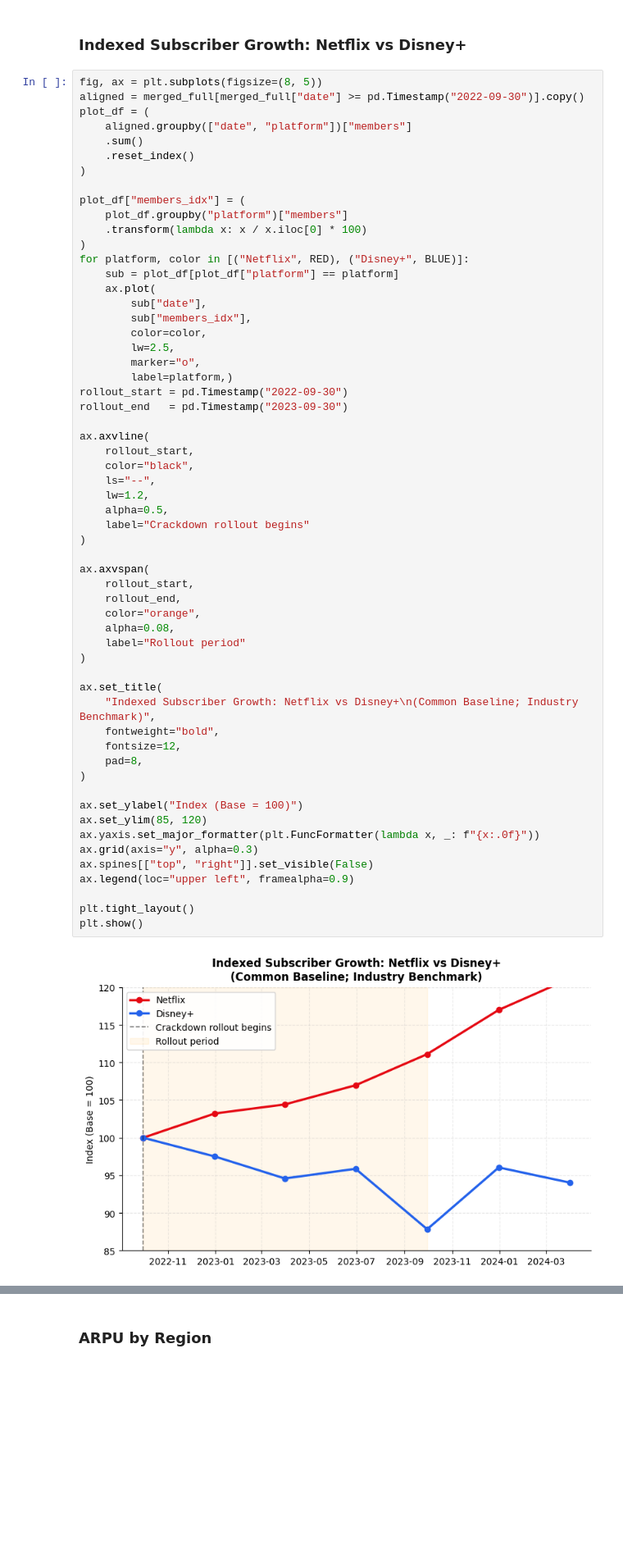
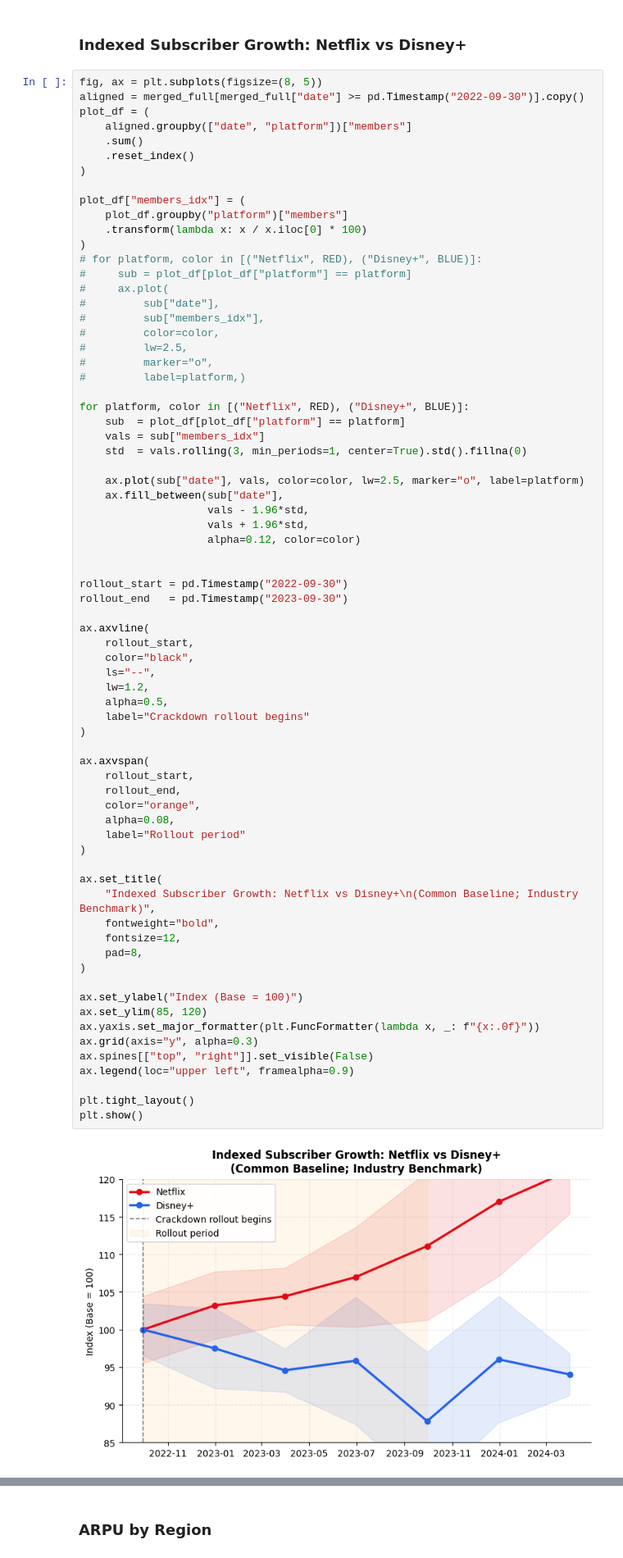
Before and after one commit to pb0104/Netflix-Password-Sharing-Crackdown, a Jupyter notebook: notebooks/03_main_analysis.ipynb, the cells around one changed output, grey strips where cells are left out. Shown at 82% size. Drawn from its saved outputs; the diff is of its cells as text; blank space fills up the shorter version.

```diff
--- a/notebooks/03_main_analysis.ipynb
+++ b/notebooks/03_main_analysis.ipynb
@@ -1176,15 +1164,28 @@ plot_df["members_idx"] = (
     plot_df.groupby("platform")["members"]
     .transform(lambda x: x / x.iloc[0] * 100)
 )
+# for platform, color in [("Netflix", RED), ("Disney+", BLUE)]:
+#     sub = plot_df[plot_df["platform"] == platform]
+#     ax.plot(
+#         sub["date"],
+#         sub["members_idx"],
+#         color=color,
+#         lw=2.5,
+#         marker="o",
+#         label=platform,)
+
 for platform, color in [("Netflix", RED), ("Disney+", BLUE)]:
-    sub = plot_df[plot_df["platform"] == platform]
-    ax.plot(
-        sub["date"],
-        sub["members_idx"],
-        color=color,
-        lw=2.5,
-        marker="o",
-        label=platform,)
+    sub  = plot_df[plot_df["platform"] == platform]
+    vals = sub["members_idx"]
+    std  = vals.rolling(3, min_periods=1, center=True).std().fillna(0)
+
+    ax.plot(sub["date"], vals, color=color, lw=2.5, marker="o", label=platform)
+    ax.fill_between(sub["date"],
+                    vals - 1.96*std,
+                    vals + 1.96*std,
+                    alpha=0.12, color=color)
+
+
 rollout_start = pd.Timestamp("2022-09-30")
 rollout_end   = pd.Timestamp("2023-09-30")
 
@@ -1195,34 +1196,34 @@ ax.axvline(
     lw=1.2,
     alpha=0.5,
     label="Crackdown rollout begins"
 )
 
 ax.axvspan(
     rollout_start,
     rollout_end,
     color="orange",
     alpha=0.08,
     label="Rollout period"
 )
 
 ax.set_title(
     "Indexed Subscriber Growth: Netflix vs Disney+\n(Common Baseline; Industry Benchmark)",
     fontweight="bold",
     fontsize=12,
     pad=8,
 )
 
 ax.set_ylabel("Index (Base = 100)")
 ax.set_ylim(85, 120)
 ax.yaxis.set_major_formatter(plt.FuncFormatter(lambda x, _: f"{x:.0f}"))
 ax.grid(axis="y", alpha=0.3)
 ax.spines[["top", "right"]].set_visible(False)
 ax.legend(loc="upper left", framealpha=0.9)
 
 plt.tight_layout()
 plt.show()
 # %% [output]
-[figure, old version]
+[figure, new version]
 # %% [markdown]
 This figure shows indexed subscriber growth for Netflix and Disney+, normalized to a common baseline.
 
```
Also changed, not shown: parts of 8 cells of this notebook, 3 other files.
